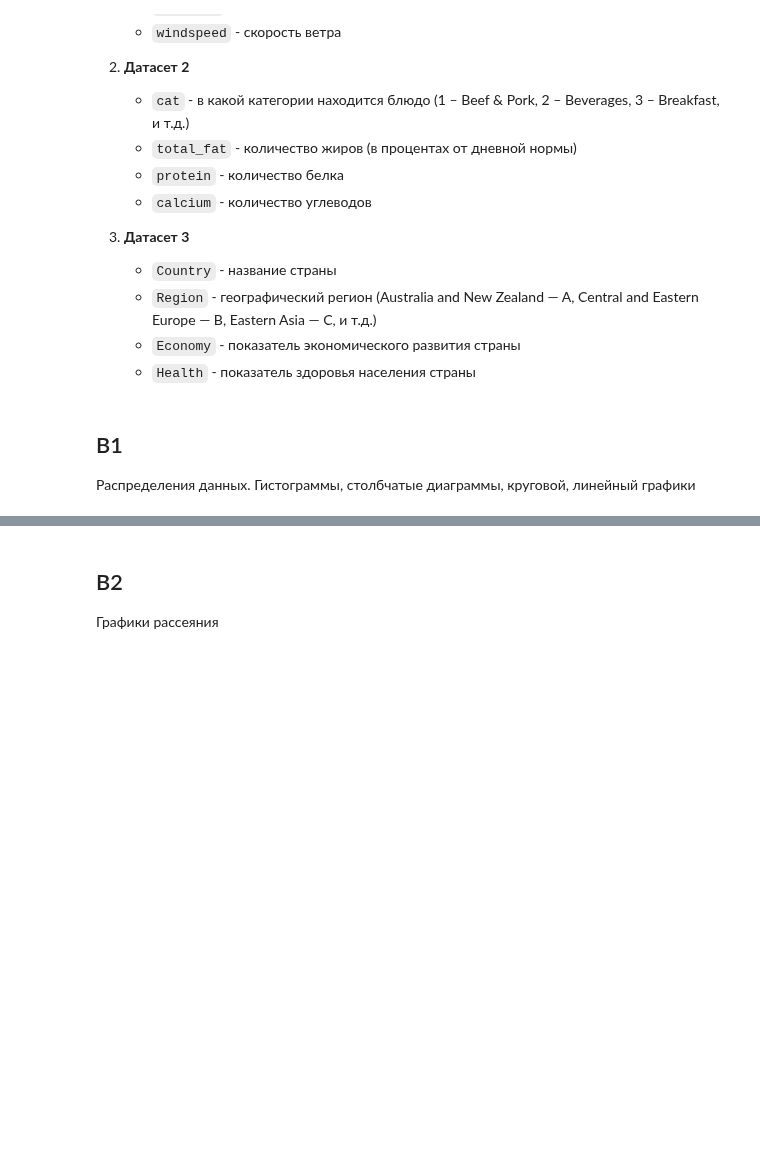
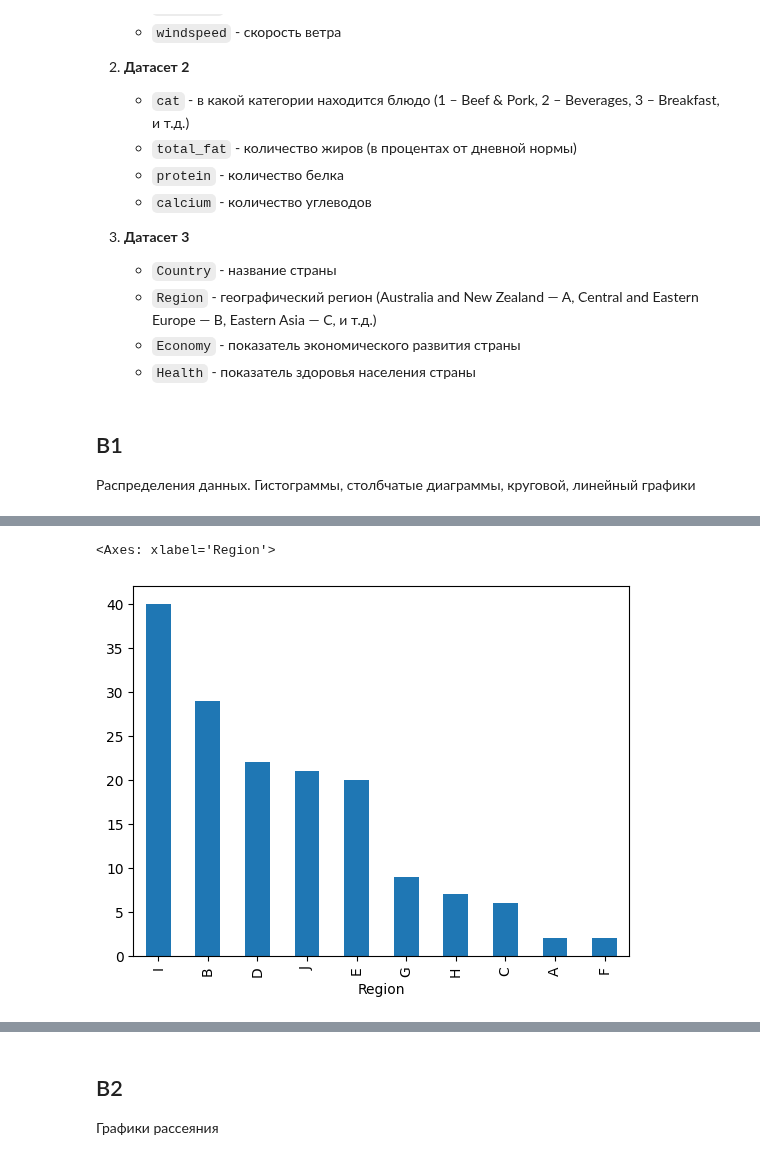
Before and after one commit to ksumarshmallow/Data-Analysis-Media-24, a Jupyter notebook: Seminars/Sem7/MidTerm.ipynb, the cells around one changed output, grey strips where cells are left out. Cells and saved outputs as stored; diff of their text form; code cells hidden in the pictures; blank space fills up the shorter version.

```diff
--- a/Seminars/Sem7/MidTerm.ipynb
+++ b/Seminars/Sem7/MidTerm.ipynb
@@ -193,0 +268,6 @@ df_b5 = read_data('b', 5)
+# %%
+# B. Столбчатая диаграмма
+df_b3_grouped.sort_values(ascending=False).plot(kind = 'bar')
+# %% [output]
+<Axes: xlabel='Region'>
+[figure, added]
```
Also changed, not shown: parts of 53 cells of this notebook, 2 other files.
